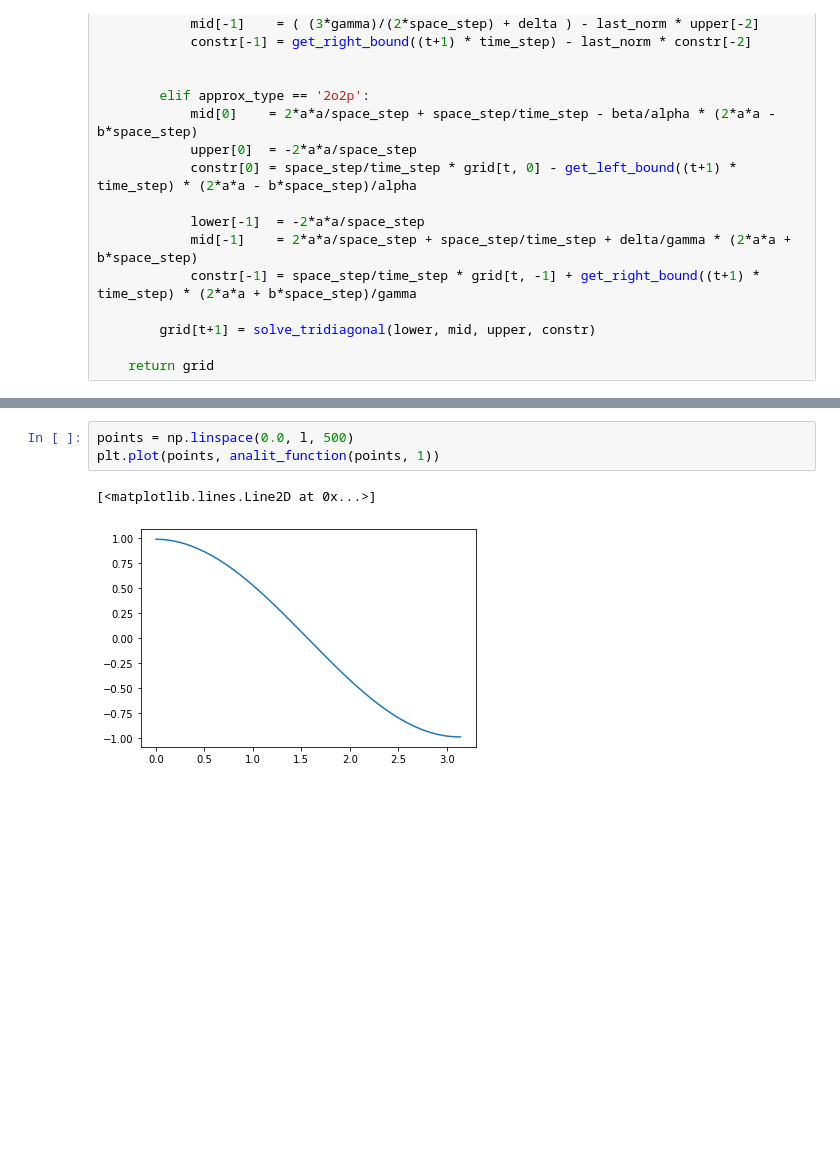
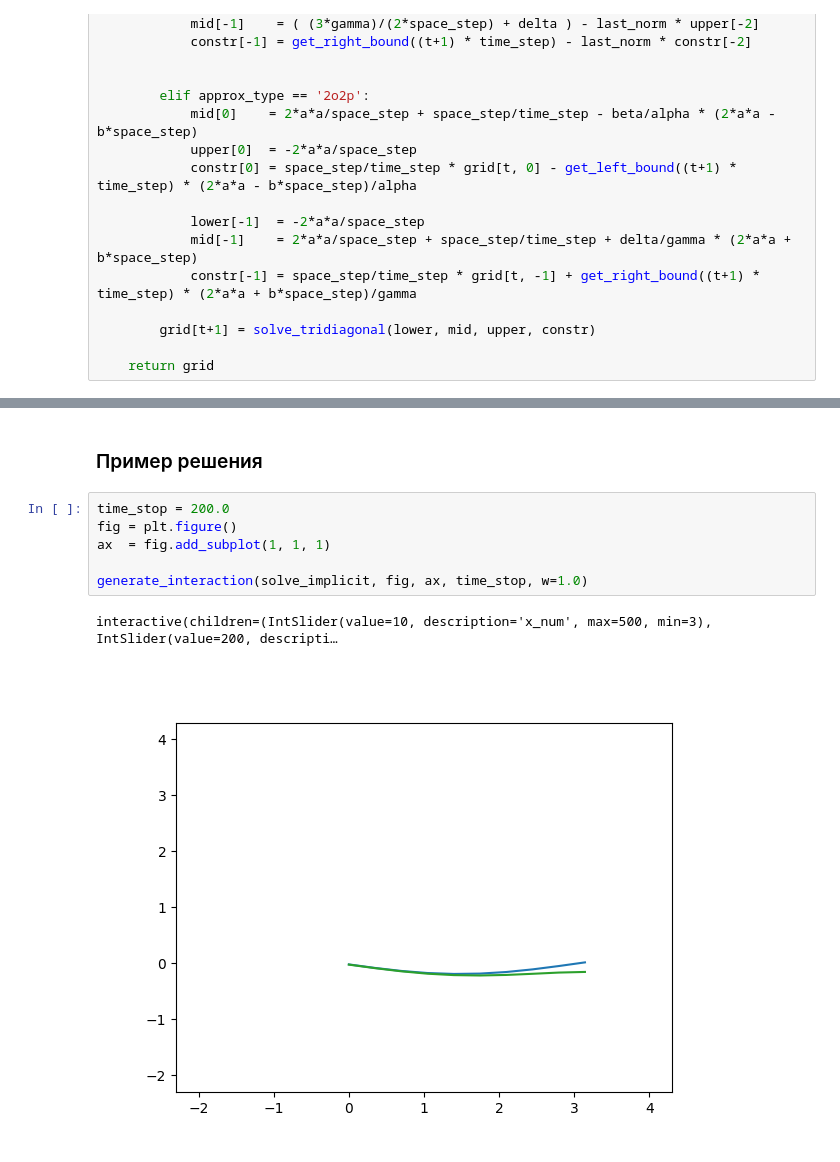
Before and after one commit to AppCrashExpress/num-methods-boogaloo, a Jupyter notebook: lab1/lab1.ipynb, the cells around one changed output, grey strips where cells are left out. Drawn from its saved outputs; the diff is of its cells as text; blank space fills up the shorter version.

```diff
--- a/lab1/lab1.ipynb
+++ b/lab1/lab1.ipynb
@@ -222,6 +192,11 @@ plt.plot(points, grid[-1])
-# %%
-points = np.linspace(0.0, l, 500)
-plt.plot(points, analit_function(points, 1))
-# %% [output]
-[<matplotlib.lines.Line2D at 0x...>]
-[figure, removed]
+# %% [markdown]
+### Пример решения
+# %%
+time_stop = 200.0
+fig = plt.figure()
+ax  = fig.add_subplot(1, 1, 1)
+
+generate_interaction(solve_implicit, fig, ax, time_stop, w=1.0)
+# %% [output]
+interactive(children=(IntSlider(value=10, description='x_num', max=500, min=3), IntSlider(value=200, descripti…
+[figure, added]
```
Also changed, not shown: parts of 19 cells of this notebook.
